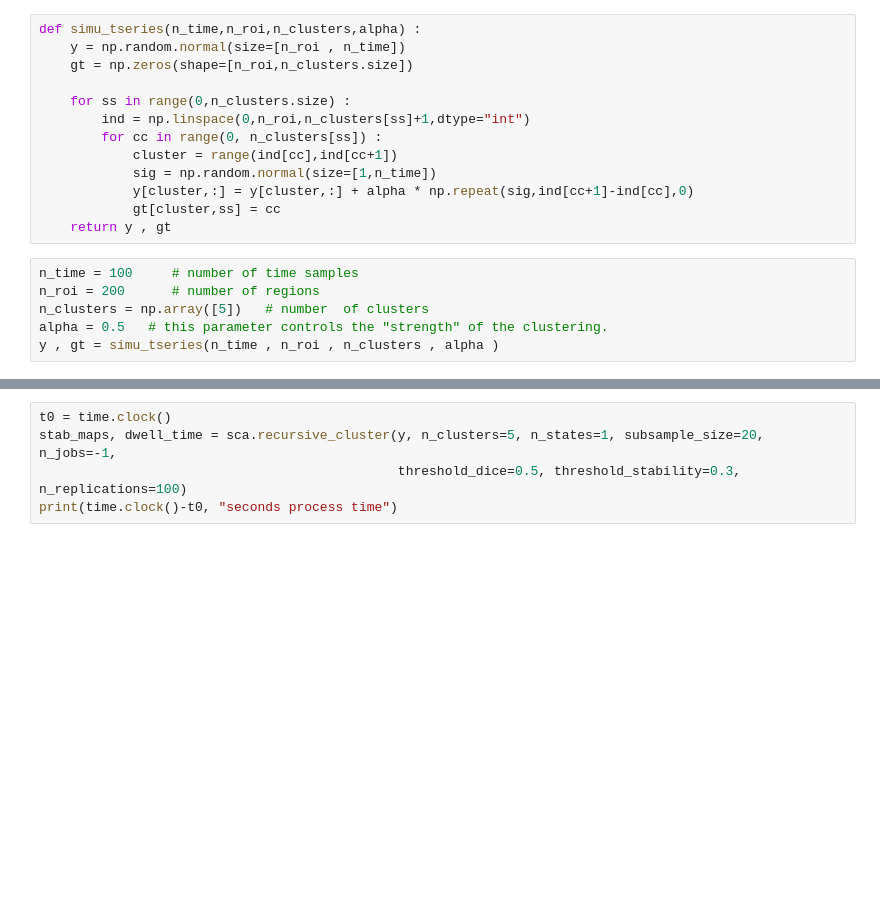
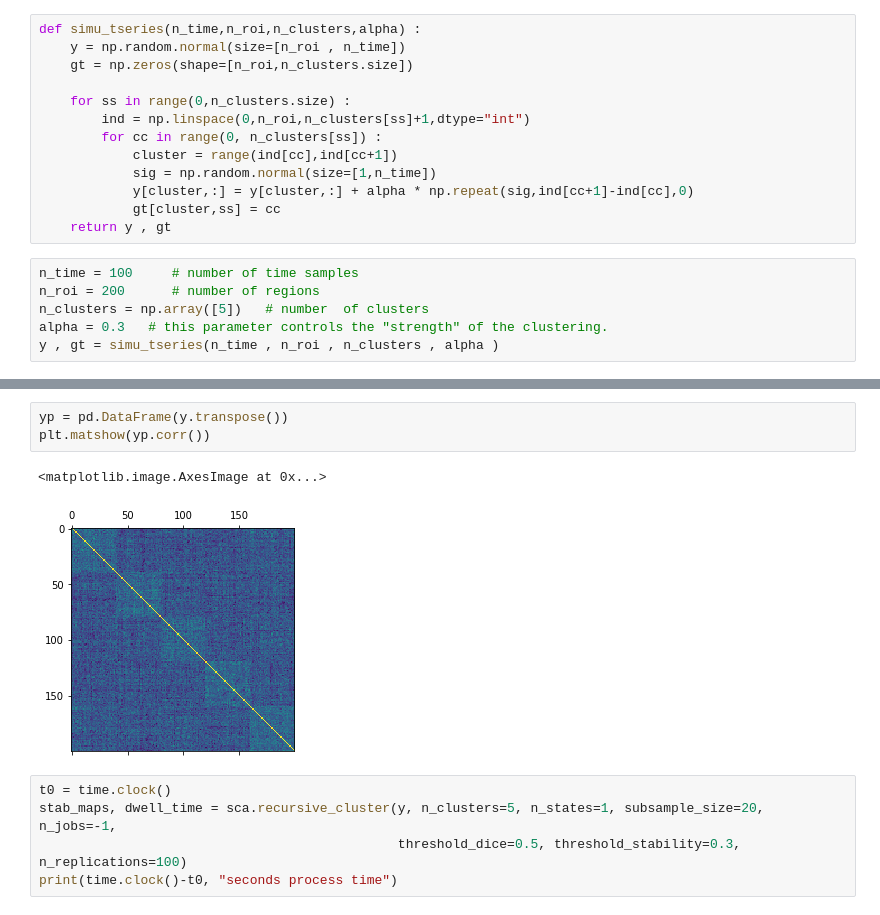
Before and after one commit to htwangtw/dypac, a Jupyter notebook: usecases/sca_simulations.ipynb, the cells around one changed output, grey strips where cells are left out. Drawn from its saved outputs; the diff is of its cells as text; blank space fills up the shorter version.

```diff
--- a/usecases/sca_simulations.ipynb
+++ b/usecases/sca_simulations.ipynb
@@ -27,5 +24,5 @@ def simu_tseries(n_time,n_roi,n_clusters,alpha) :
 n_time = 100     # number of time samples
 n_roi = 200      # number of regions
 n_clusters = np.array([5])   # number  of clusters
-alpha = 0.5   # this parameter controls the "strength" of the clustering.
+alpha = 0.3   # this parameter controls the "strength" of the clustering.
 y , gt = simu_tseries(n_time , n_roi , n_clusters , alpha )
@@ -32,3 +68,9 @@ y , gt = simu_tseries(n_time , n_roi , n_clusters , alpha )
+# %%
+yp = pd.DataFrame(y.transpose())
+plt.matshow(yp.corr())
+# %% [output]
+<matplotlib.image.AxesImage at 0x...>
+[figure, added]
 # %%
 t0 = time.clock()
 stab_maps, dwell_time = sca.recursive_cluster(y, n_clusters=5, n_states=1, subsample_size=20, n_jobs=-1,
```
Also changed, not shown: parts of 9 cells of this notebook.
